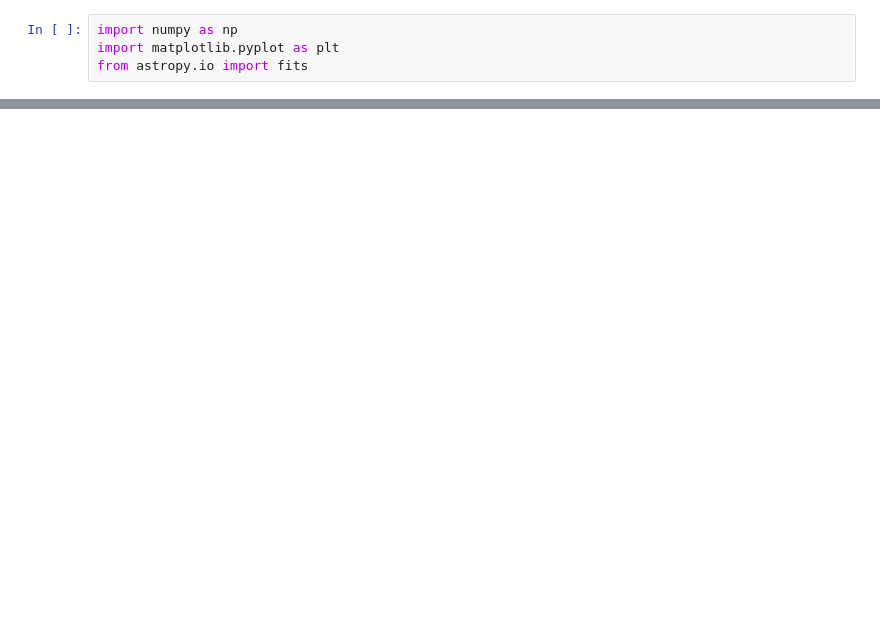
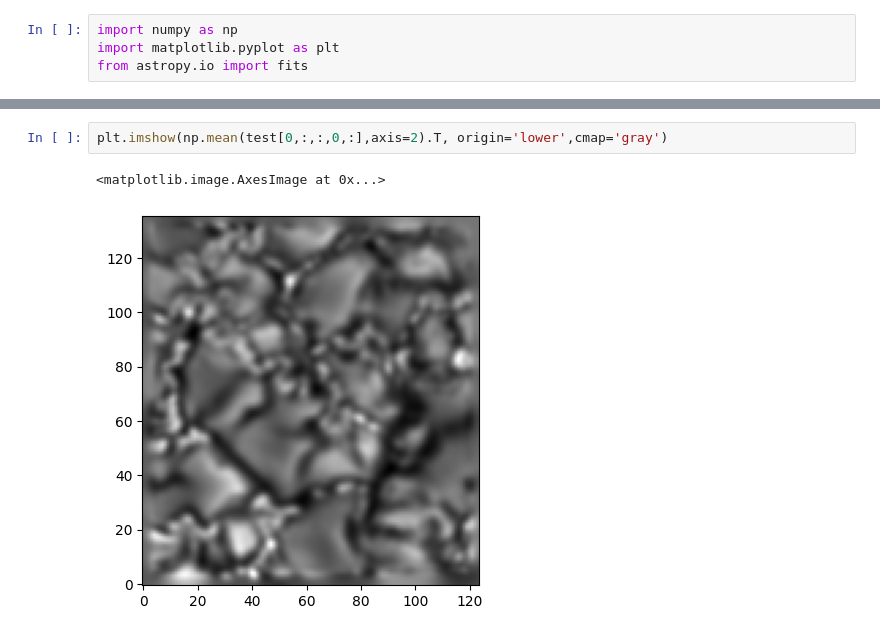
Before and after one commit to ivanzmilic/mihiinvs, a Jupyter notebook: examining.ipynb, the cells around one changed output, grey strips where cells are left out. Drawn from its saved outputs; the diff is of its cells as text; blank space fills up the shorter version.

```diff
--- a/examining.ipynb
+++ b/examining.ipynb
@@ -17,0 +18,5 @@ plt.plot(test[220,15,10,3,:], label='I')
+# %%
+plt.imshow(np.mean(test[0,:,:,0,:],axis=2).T, origin='lower',cmap='gray')
+# %% [output]
+<matplotlib.image.AxesImage at 0x...>
+[figure, added]
```
Also changed, not shown: parts of 4 cells of this notebook, 1 other file.
